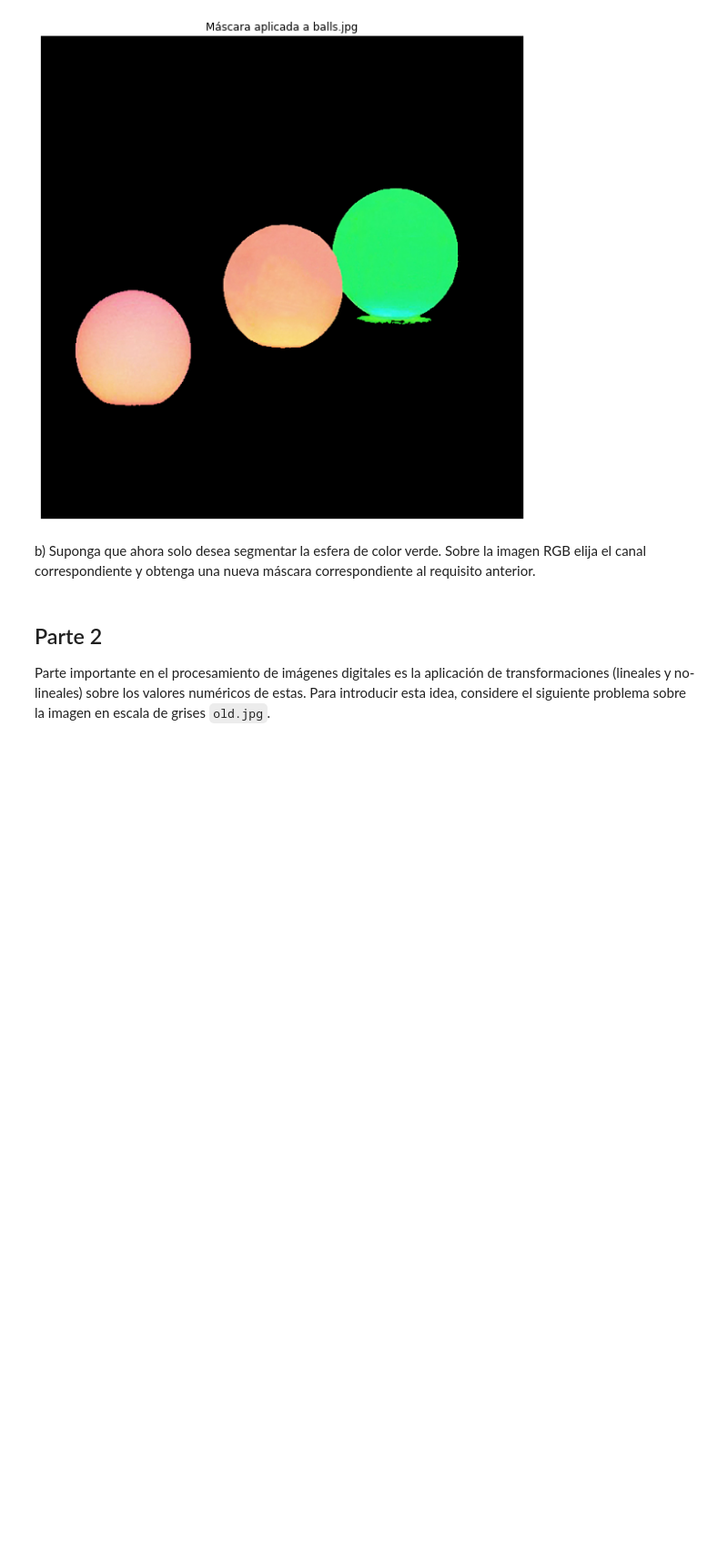
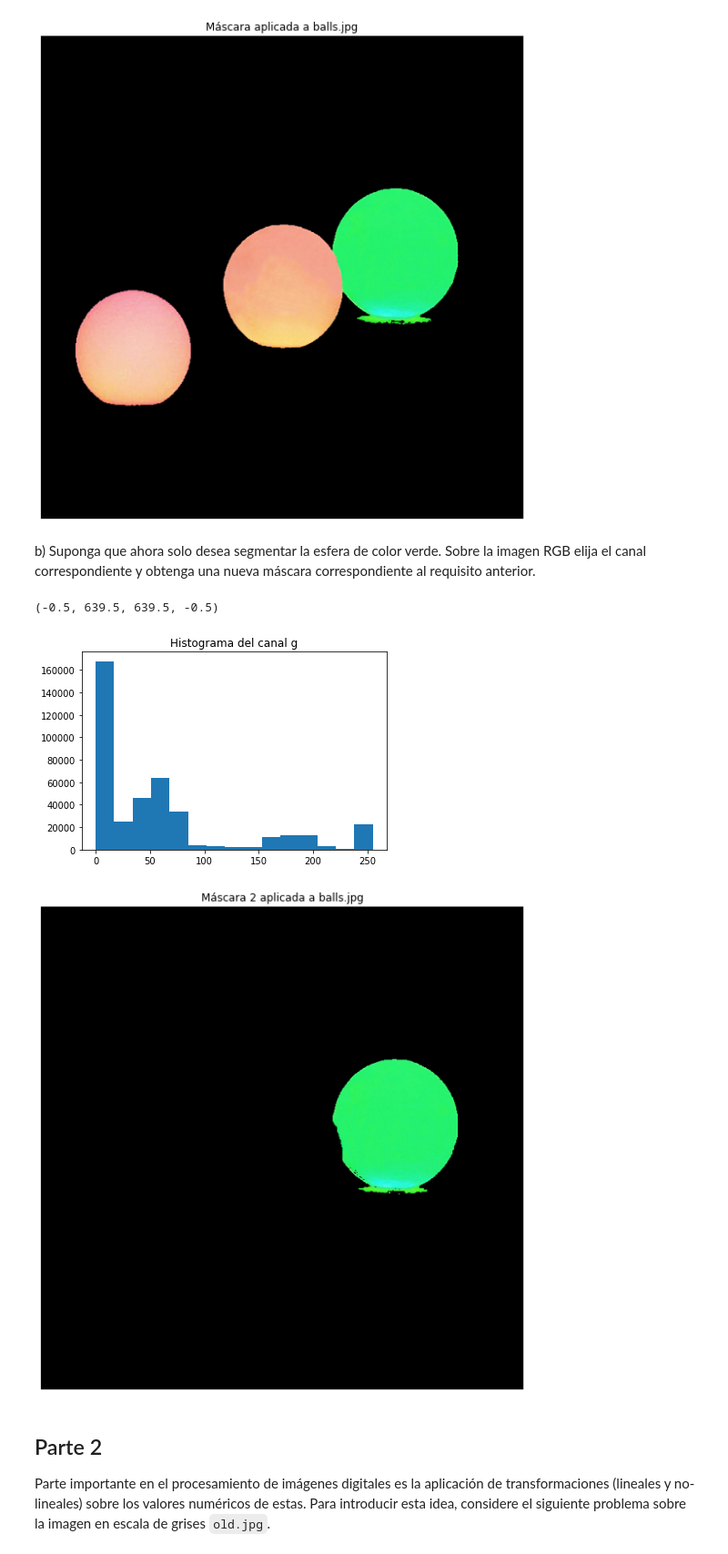
Before and after one commit to DiemenMemen/ME4707, a Jupyter notebook: tarea_01.ipynb, the cells around one changed output. Shown at 91% size. Drawn from its saved outputs; the diff is of its cells as text; code cells hidden in the pictures; blank space fills up the shorter version.

```diff
--- a/tarea_01.ipynb
+++ b/tarea_01.ipynb
@@ -195,15 +209,44 @@ b) Suponga que ahora solo desea segmentar la esfera de color verde. Sobre la ima
 # %%
 # RESPUESTA PREGUNTA 1 PARTE 1.b
 
 # 1. leer la imagen (RGB)
 
+img = cv2.imread('tarea_01//images//balls.jpg')
+rgb = cv2.cvtColor(img, cv2.COLOR_BGR2RGB)
+
 # 2. seleccionar canal de la imagen
+
+green = rgb[:, :, 1]
 
 # 3. plotear histograma del canal
 
+green_flat = green.flatten()
+plt.figure()
+plt.hist(green_flat,15)
+plt.title("Histograma del canal g")
+
 # 4. crear máscara binaria a partir del umbral del histograma
 
+#En el histograma se ven tres zonas: oscuridad, bolas rojas y bola verde
+#se decide un umbral de 230
+pre_mask=cv2.inRange(green, 235, 255)
+mask=pre_mask/255
+
 # 5. multiplicar imagen original con máscara y visualizar
+
+img_mask = np.zeros_like(rgb)
+
+for i in range(img_mask.shape[2]):
+  img_mask[:,:,i] = np.multiply(rgb[:,:,i], mask)
+
+fig = plt.figure(figsize=(10, 10))
+plt.imshow(img_mask)
+plt.title("Máscara 2 aplicada a balls.jpg")
+plt.axis('off')
+# %% [output]
+(-0.5, 639.5, 639.5, -0.5)
+[figure, added]
+[figure, added]
 # %% [markdown]
 ## Parte 2
 
```
Also changed, not shown: parts of 3 cells of this notebook.
